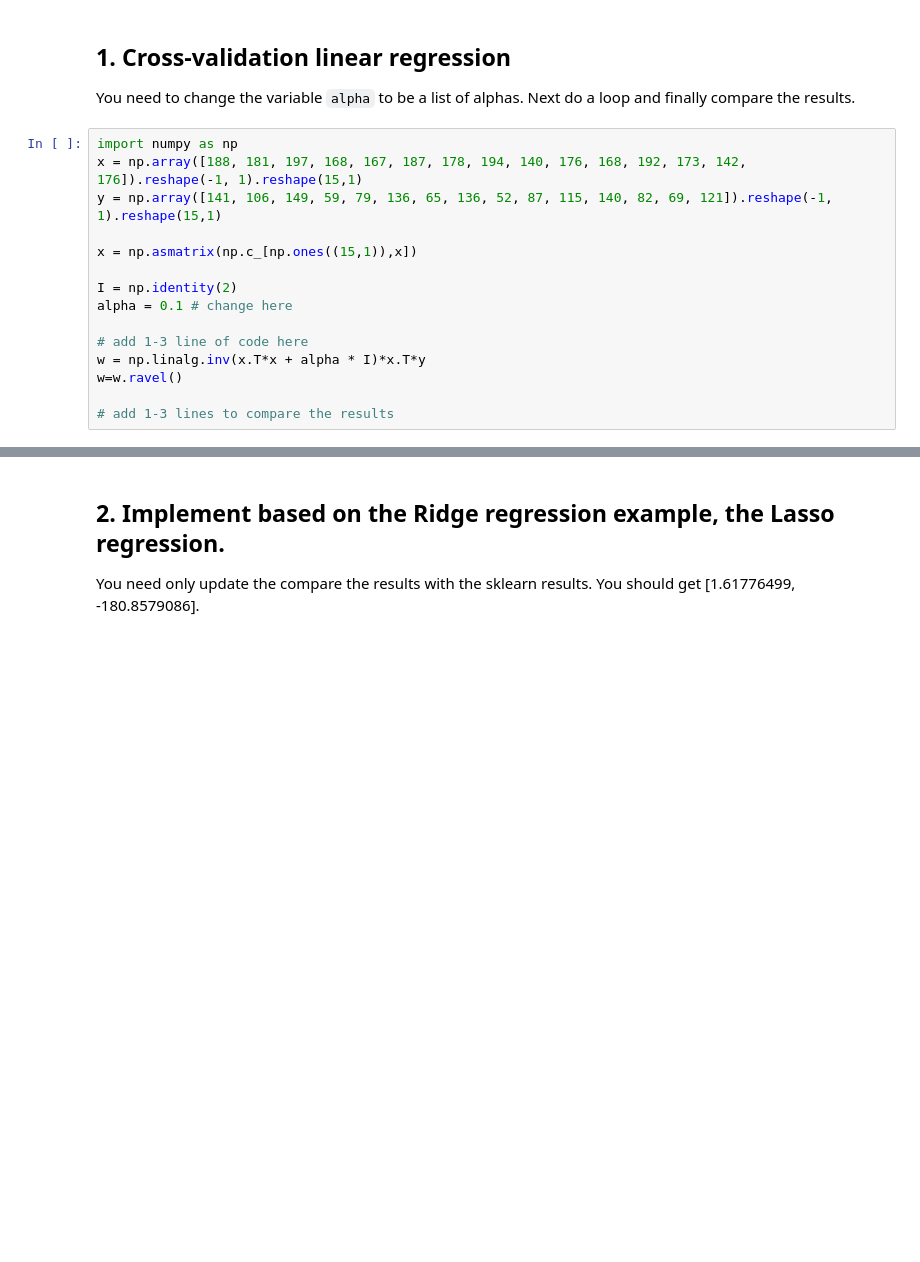
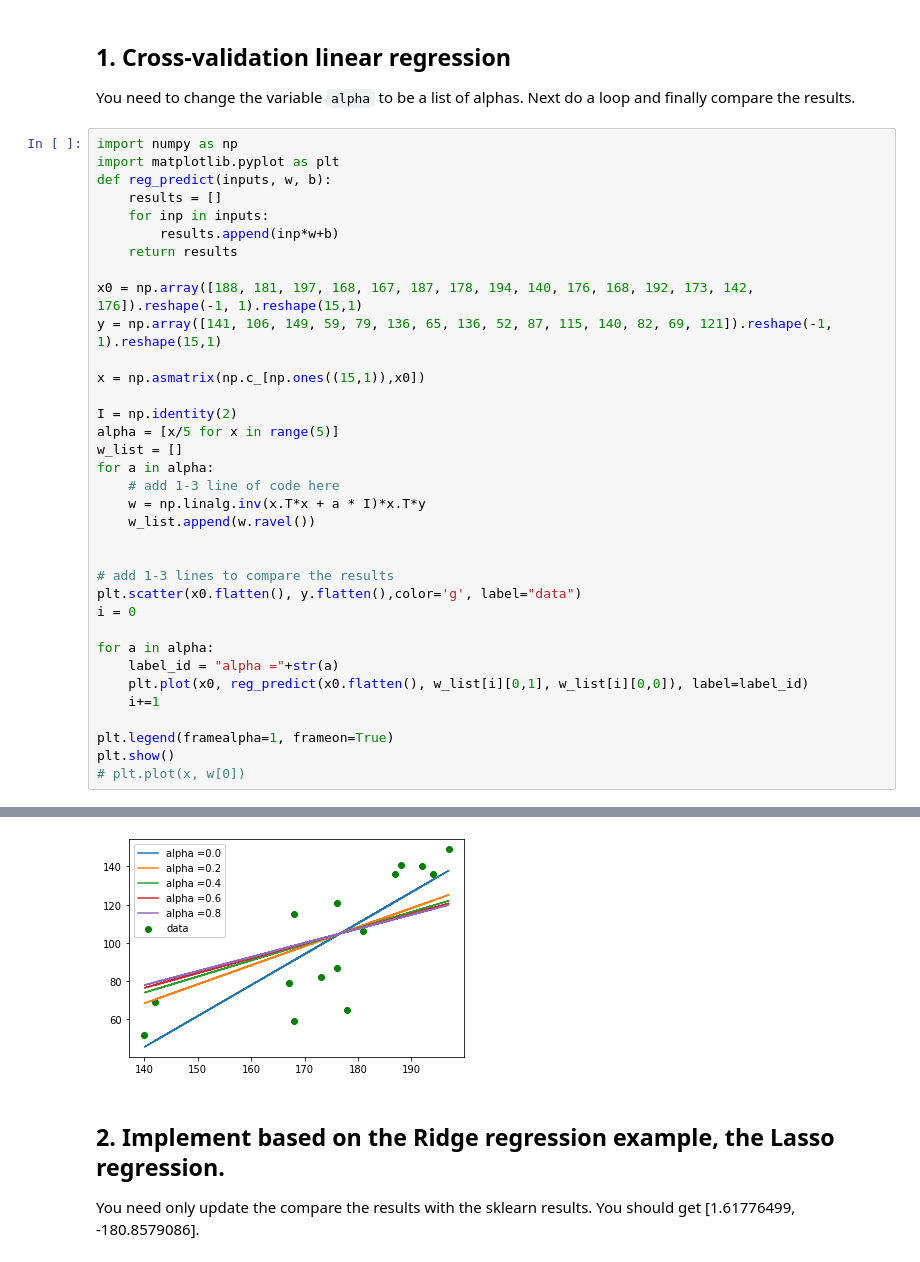
Before and after one commit to WeronikaBiela0031/machine_learning, a Jupyter notebook: 02_Linear/025_Exercises.ipynb, the cells around one changed output, grey strips where cells are left out. Drawn from its saved outputs; the diff is of its cells as text; blank space fills up the shorter version.

```diff
--- a/02_Linear/025_Exercises.ipynb
+++ b/02_Linear/025_Exercises.ipynb
@@ -13,17 +13,37 @@ You need to change the variable ``alpha`` to be a list of alphas.
 Next do a loop and finally compare the results.
 # %%
 import numpy as np
-x = np.array([188, 181, 197, 168, 167, 187, 178, 194, 140, 176, 168, 192, 173, 142, 176]).reshape(-1, 1).reshape(15,1)
+import matplotlib.pyplot as plt
+def reg_predict(inputs, w, b):
+    results = []
+    for inp in inputs:
+        results.append(inp*w+b)
+    return results
+
+x0 = np.array([188, 181, 197, 168, 167, 187, 178, 194, 140, 176, 168, 192, 173, 142, 176]).reshape(-1, 1).reshape(15,1)
 y = np.array([141, 106, 149, 59, 79, 136, 65, 136, 52, 87, 115, 140, 82, 69, 121]).reshape(-1, 1).reshape(15,1)
 
-x = np.asmatrix(np.c_[np.ones((15,1)),x])
+x = np.asmatrix(np.c_[np.ones((15,1)),x0])
 
 I = np.identity(2)
-alpha = 0.1 # change here
+alpha = [x/5 for x in range(5)]
+w_list = []
+for a in alpha:
+    # add 1-3 line of code here
+    w = np.linalg.inv(x.T*x + a * I)*x.T*y
+    w_list.append(w.ravel())
 
-# add 1-3 line of code here
-w = np.linalg.inv(x.T*x + alpha * I)*x.T*y
-w=w.ravel()
 
 # add 1-3 lines to compare the results
+plt.scatter(x0.flatten(), y.flatten(),color='g', label="data")
+i = 0
+
+for a in alpha:
+    label_id = "alpha ="+str(a)
+    plt.plot(x0, reg_predict(x0.flatten(), w_list[i][0,1], w_list[i][0,0]), label=label_id)
+    i+=1
+
+plt.legend(framealpha=1, frameon=True)
+plt.show()
+# plt.plot(x, w[0])
 # %% [output]
@@ -31,3 +50,4 @@ IndentationError: unexpected indent (<ipython-input-2-073319bf9d1e>, line 11)
+[figure, added]
 # %% [markdown]
 ## 2. Implement based on the Ridge regression example, the Lasso regression.
 
```
Also changed, not shown: parts of 5 cells of this notebook, 3 other files.
